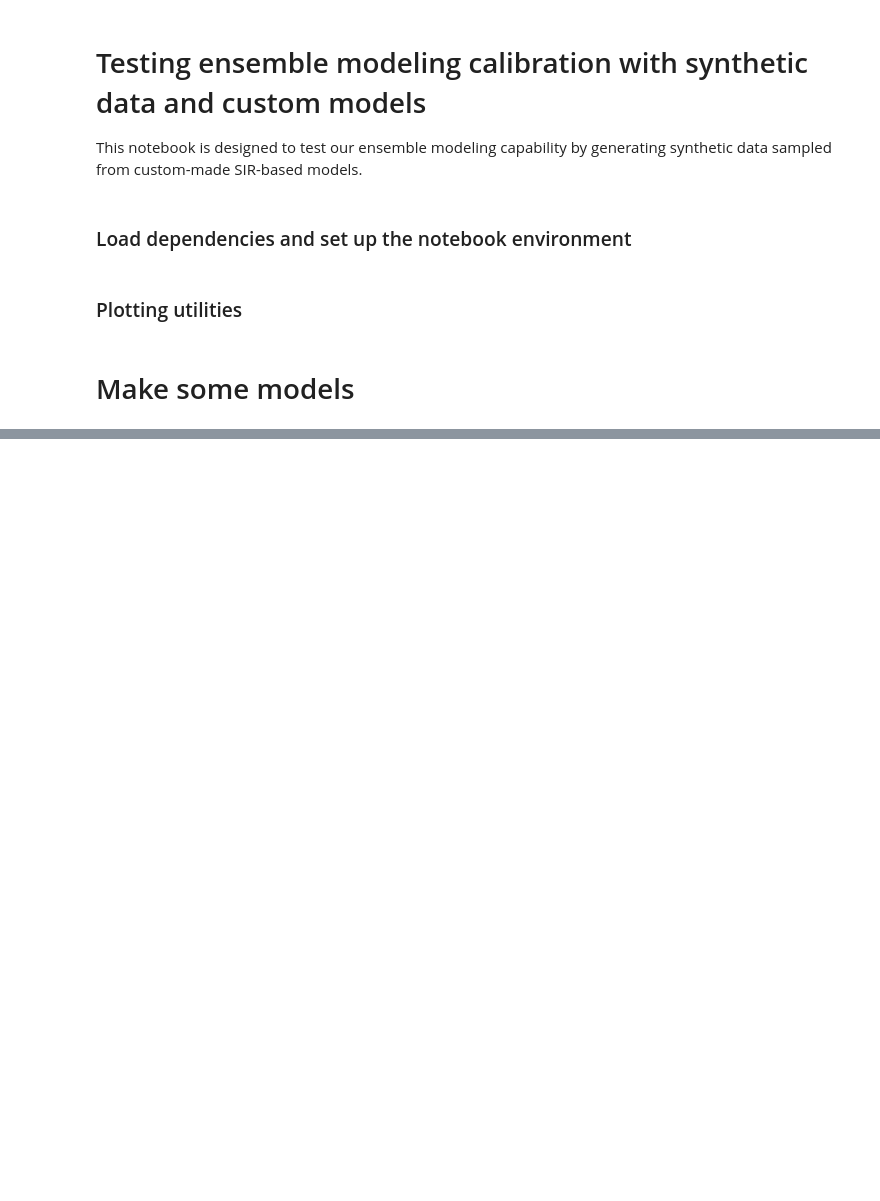
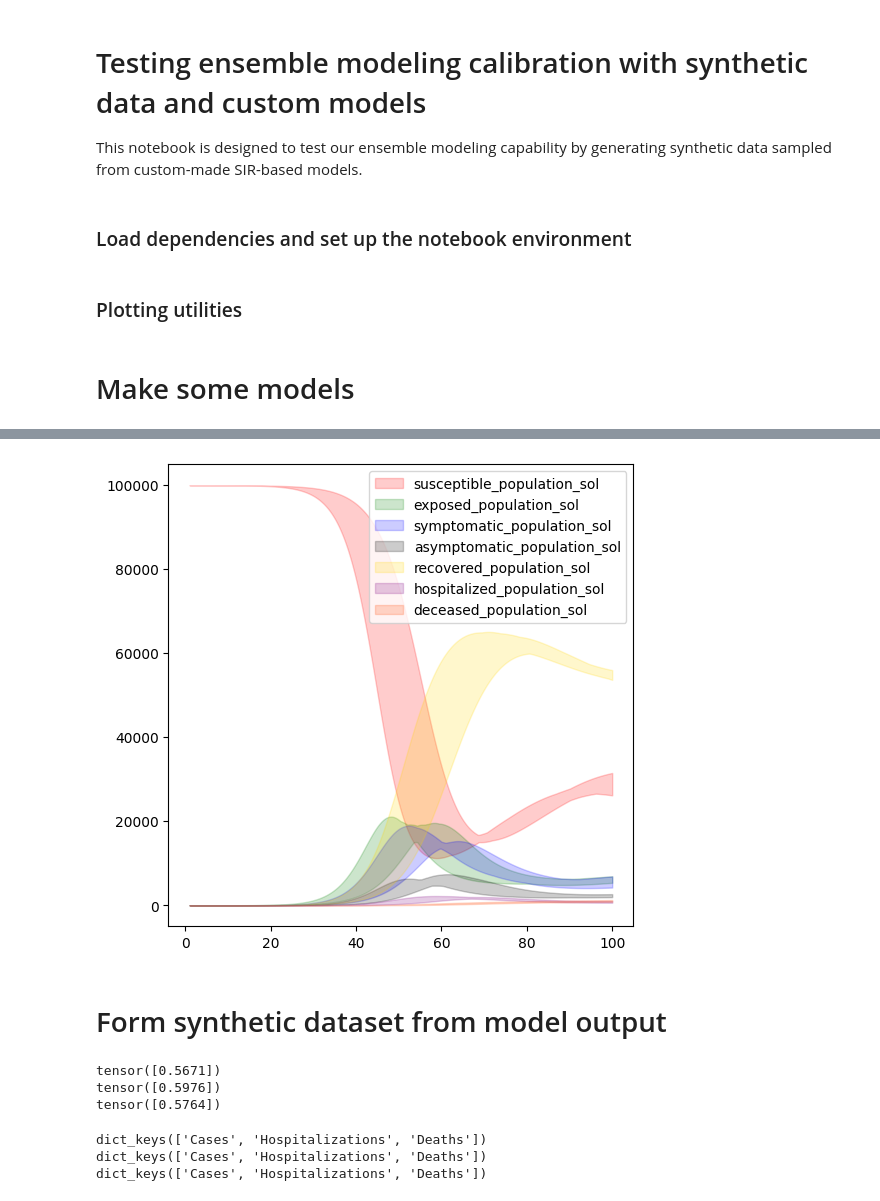
Before and after one commit to liunelson/pyciemss, a Jupyter notebook: notebook/april_ensemble/synthetic_data_with_custom_models.ipynb, the cells around one changed output, grey strips where cells are left out. Saved outputs shown, nothing was run; the diff lists cells and outputs as text; code cells hidden in the pictures; blank space fills up the shorter version.

```diff
--- a/notebook/april_ensemble/synthetic_data_with_custom_models.ipynb
+++ b/notebook/april_ensemble/synthetic_data_with_custom_models.ipynb
@@ -206,0 +433,20 @@ solution
+# %%
+full_tspan = get_tspan(1, 100, 1000)
+SEIARHDS_raw  = SEIARHDS(N=100000.0, beta=0.55, delta=1.5, tau=30, alpha=4, pS=0.7, gamma=0.2, hosp=0.1, los=7, dh=0.1, dnh=0.001)
+SEIARHDS_model = setup_model_petri(SEIARHDS_raw, start_time=0, start_state=dict(susceptible_population=99999.0,
+                                                                  exposed_population=0.0,
+                                                                  symptomatic_population=1.0,
+                                                                  asymptomatic_population=0.0,
+                                                                  recovered_population=0.0,
+                                                                  hospitalized_population=0.0,
+                                                                  deceased_population=0.0))
+
+model3_solution   = sample_petri(SEIARHDS_model, full_tspan, 10)
+
+num_params = 10
+plot_trajectories(model3_solution, full_tspan, num_params)
+plt.show()
+# %% [output]
+[figure, added]
+# %% [markdown]
+# Form synthetic dataset from model output
@@ -206,0 +475,48 @@ solution
+# %%
+# Run one sample of each model to use in synthetic dataset
+model1_sample   = sample_petri(SIRHD_model, full_tspan, 1)
+model2_sample   = sample_petri(SEIARHD_model, full_tspan, 1)
+model3_sample   = sample_petri(SEIARHDS_model, full_tspan, 1)
+print(model1_sample['beta'])
+print(model2_sample['beta'])
+print(model3_sample['beta'])
+# %% [output]
+tensor([0.5671])
+tensor([0.5976])
+tensor([0.5764])
+# %%
+# Create dictionary to hold synthetic data
+synth_data = {}
+
+# Grab Model 1 sample and map to solution
+state_variable_names = ["susceptible_population_sol", "infectious_population_sol", "recovered_population_sol",
+                       "hospitalized_population_sol", "deceased_population_sol"]
+state_var_sol_dict = {}
+for n in state_variable_names:
+    state_var_sol_dict[n[0:-4]] = model1_sample[n]
+
+synth_data['model1'] = solution_mapping1(state_var_sol_dict)
+print(synth_data['model1'].keys())
+
+# Grab Model 2 sample and map to solution
+state_variable_names = ["susceptible_population_sol", "exposed_population_sol", "symptomatic_population_sol",
+                        "asymptomatic_population_sol", "recovered_population_sol", "hospitalized_population_sol",
+                        "deceased_population_sol"]
+state_var_sol_dict = {}
+for n in state_variable_names:
+    state_var_sol_dict[n[0:-4]] = model2_sample[n]
+
+synth_data['model2'] = solution_mapping2(state_var_sol_dict)
+print(synth_data['model2'].keys())
+
+# Grab Model 3 sample and map to solution
+state_var_sol_dict = {}
+for n in state_variable_names:
+    state_var_sol_dict[n[0:-4]] = model3_sample[n]
+
+synth_data['model3'] = solution_mapping3(state_var_sol_dict)
+print(synth_data['model3'].keys())
+# %% [output]
+dict_keys(['Cases', 'Hospitalizations', 'Deaths'])
+dict_keys(['Cases', 'Hospitalizations', 'Deaths'])
+dict_keys(['Cases', 'Hospitalizations', 'Deaths'])
```
Also changed, not shown: parts of 25 cells of this notebook.
